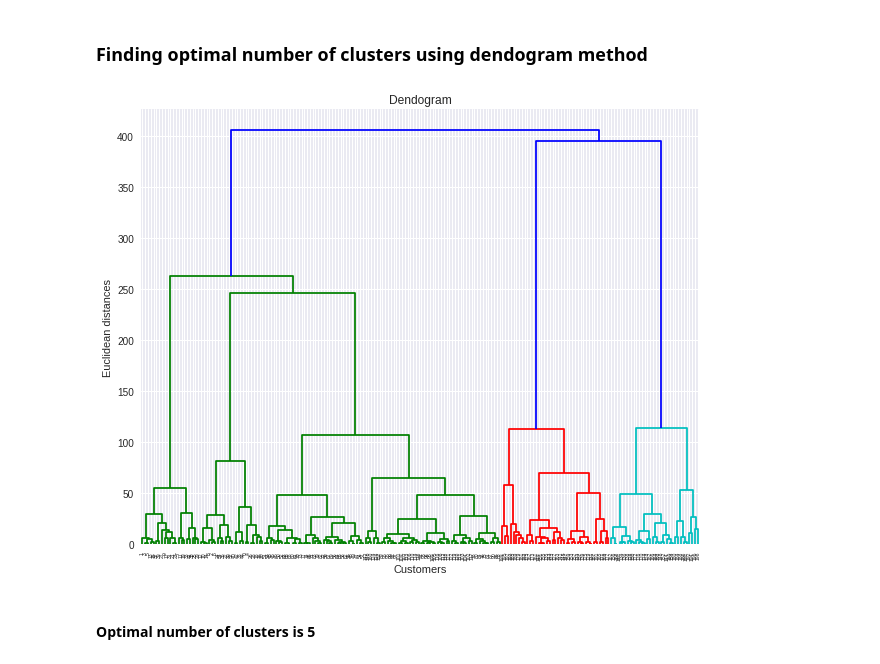
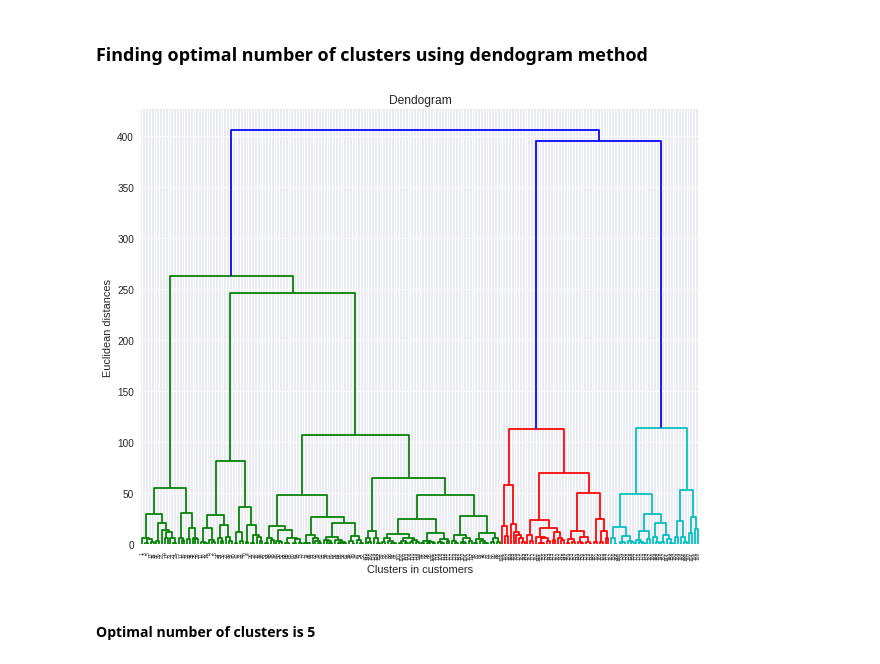
Before and after one commit to vaibhavyesalwad/Machine-Learning-using-libraries, a Jupyter notebook: Clustering/Hierarchical Clustering/01_ClusterInMallCustomers.ipynb, the cells around one changed output. Drawn from its saved outputs; the diff is of its cells as text; code cells hidden in the pictures.

Commit message:
changed xlabel of dendogram

```diff
--- a/Clustering/Hierarchical Clustering/01_ClusterInMallCustomers.ipynb
+++ b/Clustering/Hierarchical Clustering/01_ClusterInMallCustomers.ipynb
@@ -67,15 +67,15 @@ x_values= mall_data.loc[:,features].values
 # %%
 import scipy.cluster.hierarchy as sch
 
 plt.style.use('seaborn')
 plt.figure(figsize=(10,8))
 dendogram = sch.dendrogram(sch.linkage(x_values, method='ward'))
 plt.title('Dendogram')
-plt.xlabel('Customers')
+plt.xlabel('Clusters in customers')
 plt.ylabel('Euclidean distances')
 plt.show()
 # %% [output]
-[figure, old version]
+[figure, new version]
 # %% [markdown]
 #### Optimal number of clusters is 5
 # %% [markdown]
```
